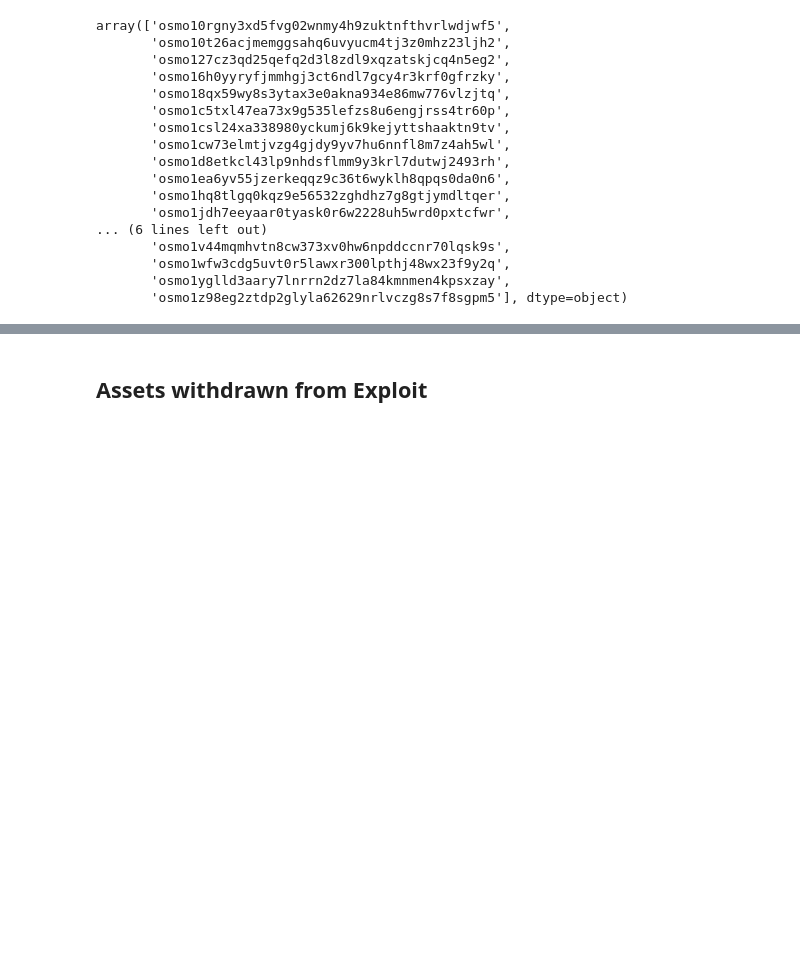
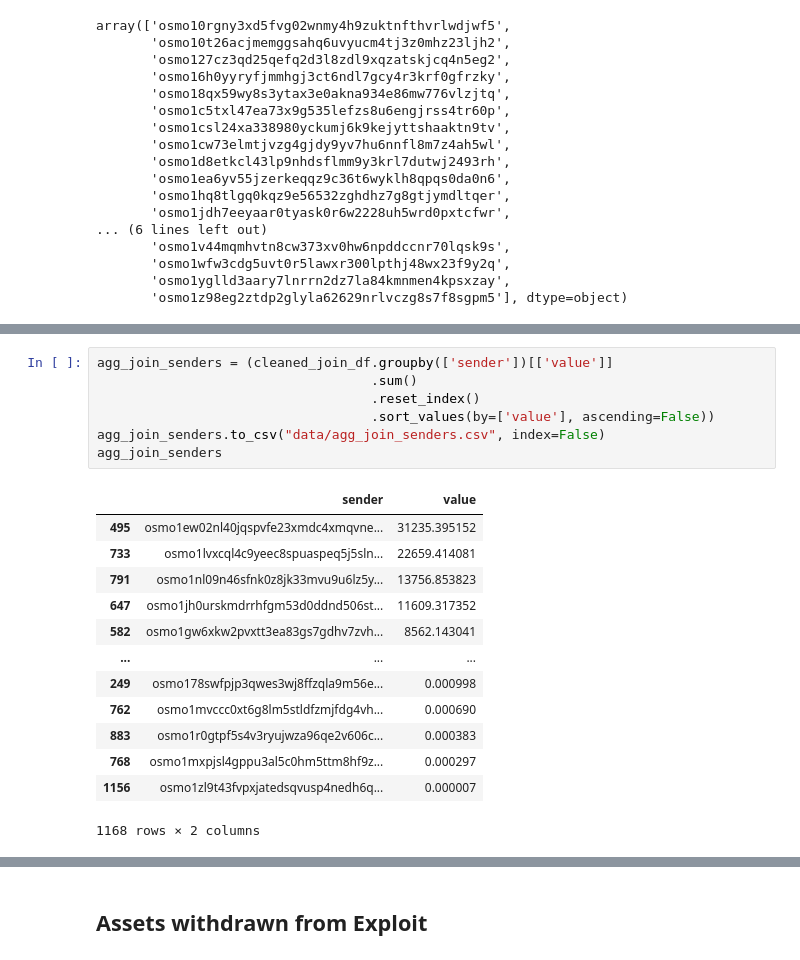
Before and after one commit to HathorNodes/osmosis_nitrogen_assessment, a Jupyter notebook: Osmosis Exploit Analysis.ipynb, the cells around one changed output, grey strips where cells are left out. Drawn from its saved outputs; the diff is of its cells as text; blank space fills up the shorter version.

```diff
--- a/Osmosis Exploit Analysis.ipynb
+++ b/Osmosis Exploit Analysis.ipynb
@@ -197,0 +240,21 @@ array(['osmo10rgny3xd5fvg02wnmy4h9zuktnfthvrlwdjwf5',
+# %%
+agg_join_senders = (cleaned_join_df.groupby(['sender'])[['value']]
+                                   .sum()
+                                   .reset_index()
+                                   .sort_values(by=['value'], ascending=False))
+agg_join_senders.to_csv("data/agg_join_senders.csv", index=False)
+agg_join_senders
+# %% [output]
+|  | sender | value |
+| 495 | osmo1ew02nl40jqspvfe23xmdc4xmqvne... | 31235.395152 |
+| 733 | osmo1lvxcql4c9yeec8spuaspeq5j5sln... | 22659.414081 |
+| 791 | osmo1nl09n46sfnk0z8jk33mvu9u6lz5y... | 13756.853823 |
+| 647 | osmo1jh0urskmdrrhfgm53d0ddnd506st... | 11609.317352 |
+| 582 | osmo1gw6xkw2pvxtt3ea83gs7gdhv7zvh... | 8562.143041 |
+| ... | ... | ... |
+| 249 | osmo178swfpjp3qwes3wj8ffzqla9m56e... | 0.000998 |
+| 762 | osmo1mvccc0xt6g8lm5stldfzmjfdg4vh... | 0.000690 |
+| 883 | osmo1r0gtpf5s4v3ryujwza96qe2v606c... | 0.000383 |
+| 768 | osmo1mxpjsl4gppu3al5c0hm5ttm8hf9z... | 0.000297 |
+| 1156 | osmo1zl9t43fvpxjatedsqvusp4nedh6q... | 0.000007 |
+1168 rows × 2 columns
```
Also changed, not shown: parts of 12 cells of this notebook, 4 other files.
